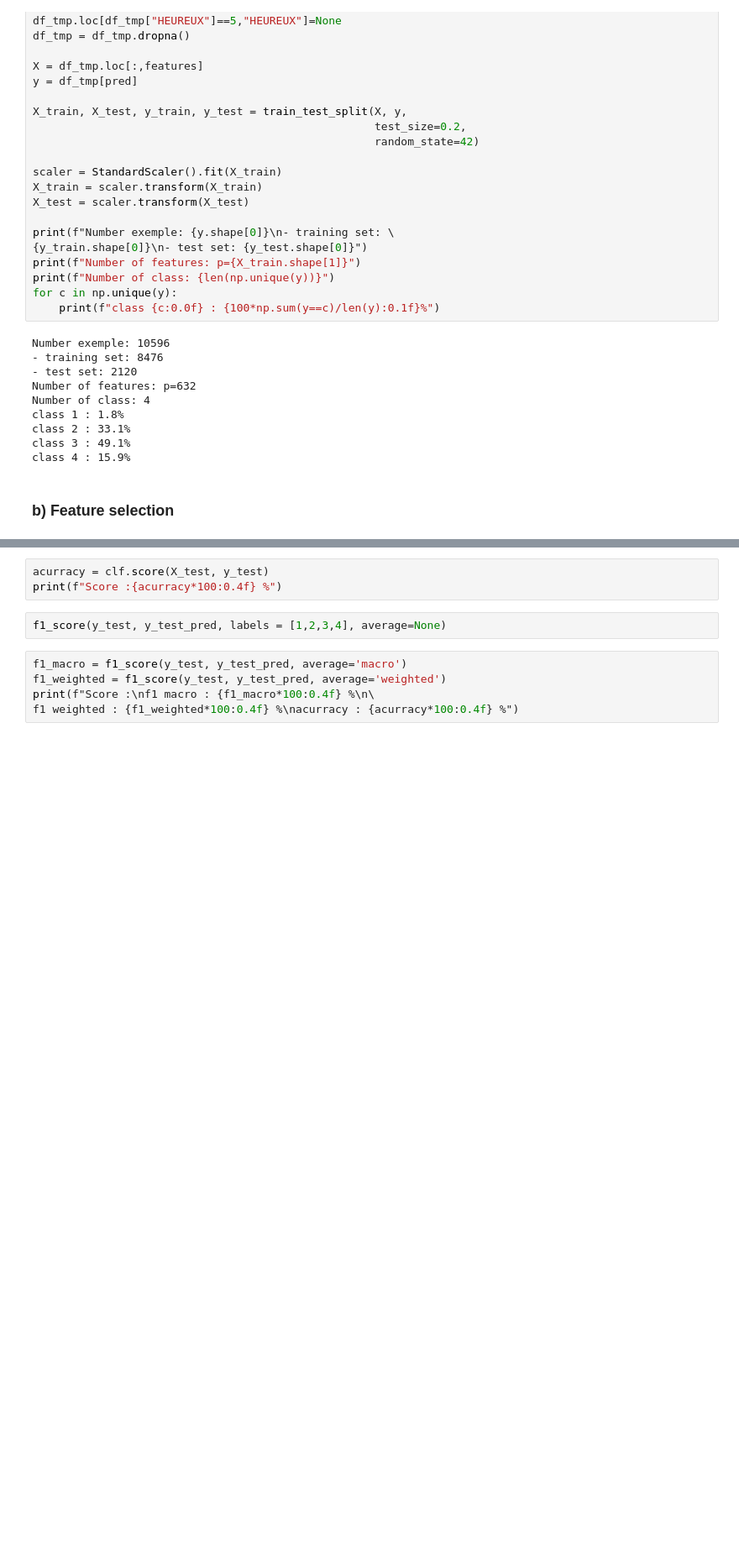
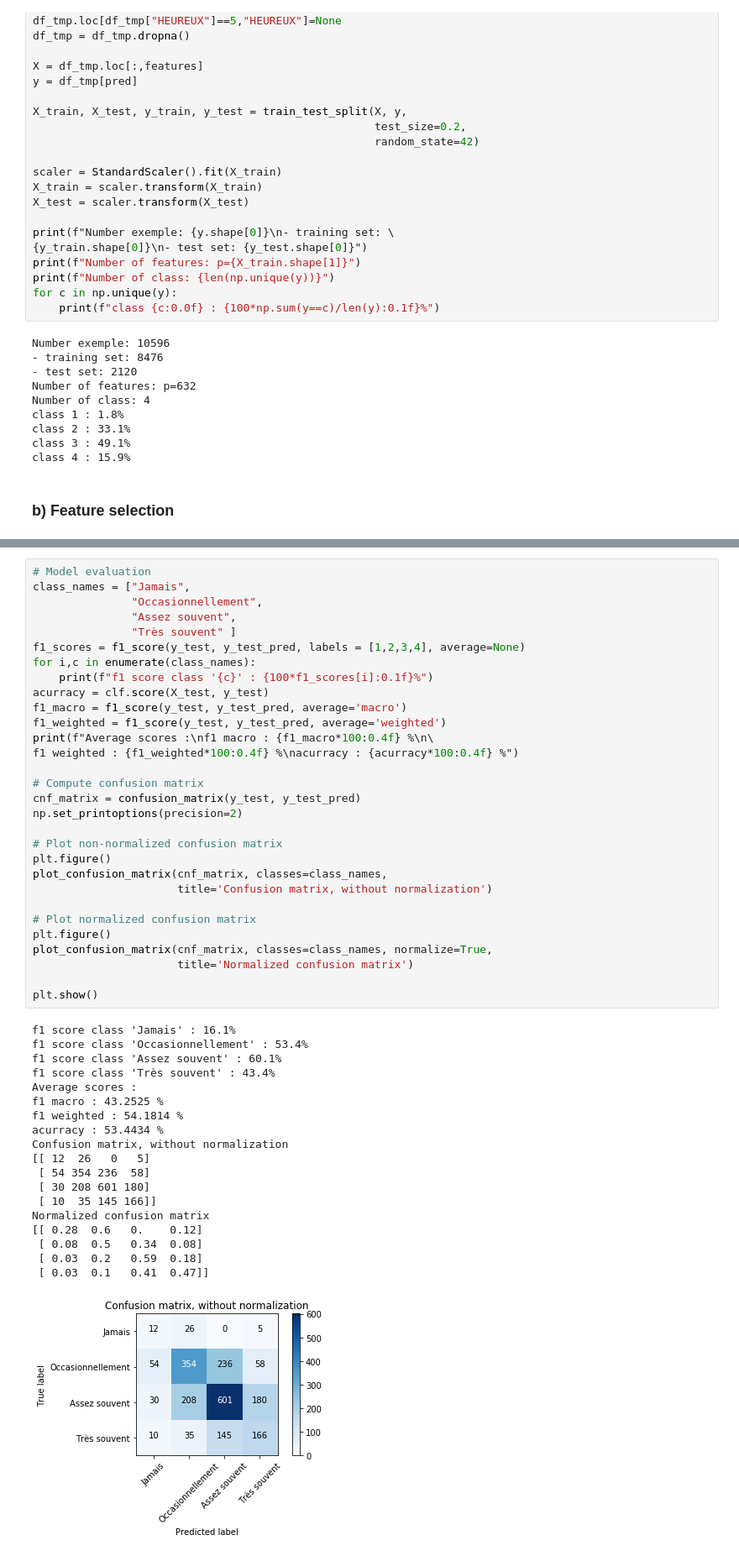
Before and after one commit to Greg131/Felix, a Jupyter notebook: Baseline Model.ipynb, the cells around one changed output, grey strips where cells are left out. Shown: that part at 84% size. Drawn from its saved outputs; the diff is of its cells as text; blank space fills up the shorter version.

Commit message:
Baseline model updated

```diff
--- a/Baseline Model.ipynb
+++ b/Baseline Model.ipynb
@@ -1072,10 +1052,50 @@ plt.show()
-# %%
-acurracy = clf.score(X_test, y_test)
-print(f"Score :{acurracy*100:0.4f} %")
-# %%
-f1_score(y_test, y_test_pred, labels = [1,2,3,4], average=None)
-# %%
-f1_macro = f1_score(y_test, y_test_pred, average='macro')
-f1_weighted = f1_score(y_test, y_test_pred, average='weighted')
-print(f"Score :\nf1 macro : {f1_macro*100:0.4f} %\n\
-f1 weighted : {f1_weighted*100:0.4f} %\nacurracy : {acurracy*100:0.4f} %")
+# %%
+# Model evaluation
+class_names = ["Jamais",
+               "Occasionnellement",
+               "Assez souvent",
+               "Très souvent" ]
+f1_scores = f1_score(y_test, y_test_pred, labels = [1,2,3,4], average=None)
+for i,c in enumerate(class_names):
+    print(f"f1 score class '{c}' : {100*f1_scores[i]:0.1f}%")
+acurracy = clf.score(X_test, y_test)
+f1_macro = f1_score(y_test, y_test_pred, average='macro')
+f1_weighted = f1_score(y_test, y_test_pred, average='weighted')
+print(f"Average scores :\nf1 macro : {f1_macro*100:0.4f} %\n\
+f1 weighted : {f1_weighted*100:0.4f} %\nacurracy : {acurracy*100:0.4f} %")
+
+# Compute confusion matrix
+cnf_matrix = confusion_matrix(y_test, y_test_pred)
+np.set_printoptions(precision=2)
+
+# Plot non-normalized confusion matrix
+plt.figure()
+plot_confusion_matrix(cnf_matrix, classes=class_names,
+                      title='Confusion matrix, without normalization')
+
+# Plot normalized confusion matrix
+plt.figure()
+plot_confusion_matrix(cnf_matrix, classes=class_names, normalize=True,
+                      title='Normalized confusion matrix')
+
+plt.show()
+# %% [output]
+f1 score class 'Jamais' : 16.1%
+f1 score class 'Occasionnellement' : 53.4%
+f1 score class 'Assez souvent' : 60.1%
+f1 score class 'Très souvent' : 43.4%
+Average scores :
+f1 macro : 43.2525 %
+f1 weighted : 54.1814 %
+acurracy : 53.4434 %
+Confusion matrix, without normalization
+[[ 12  26   0   5]
+ [ 54 354 236  58]
+ [ 30 208 601 180]
+ [ 10  35 145 166]]
+Normalized confusion matrix
+[[ 0.28  0.6   0.    0.12]
+ [ 0.08  0.5   0.34  0.08]
+ [ 0.03  0.2   0.59  0.18]
+ [ 0.03  0.1   0.41  0.47]]
+[figure, added]
```
Also changed, not shown: parts of 19 cells of this notebook, 2 other files.
